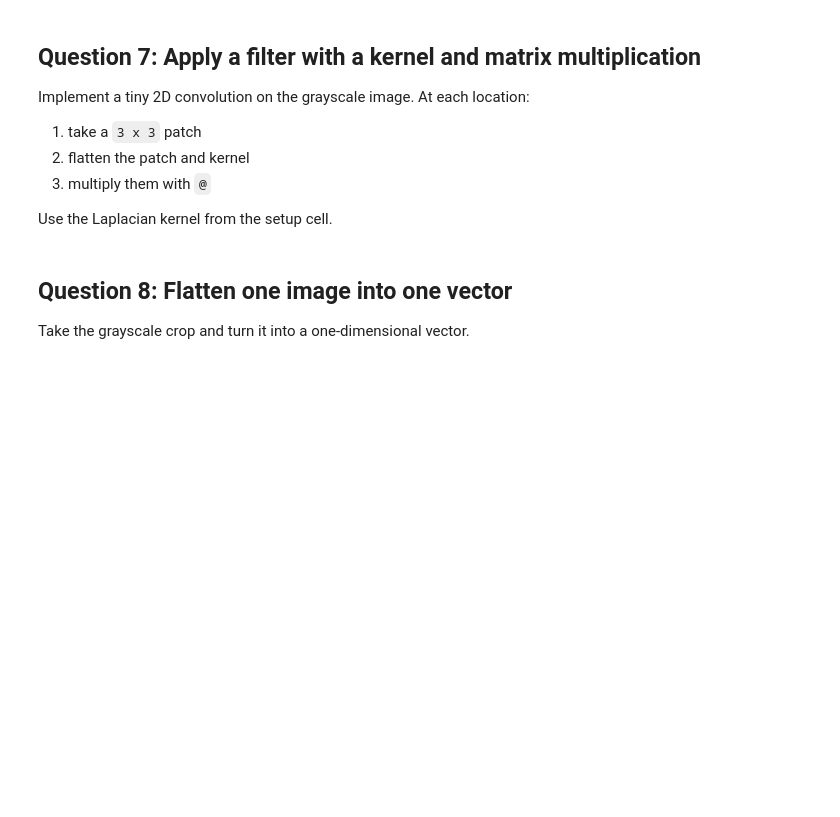
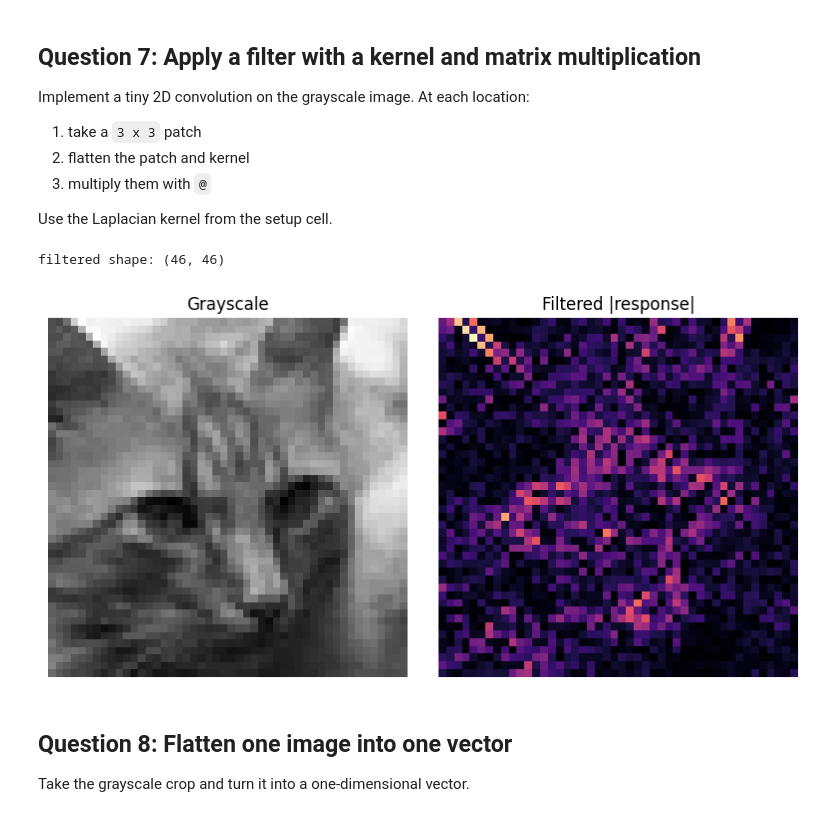
Before and after one commit to vgu-dsai-2026/lab-1-numpy-bobochann, a Jupyter notebook: notebook.ipynb, the cells around one changed output. Saved outputs shown, nothing was run; the diff lists cells and outputs as text; code cells hidden in the pictures; blank space fills up the shorter version.

```diff
--- a/notebook.ipynb
+++ b/notebook.ipynb
@@ -334,30 +343,52 @@ Use the Laplacian kernel from the setup cell.
 # %%
 EDGE_KERNEL = np.array(
     [
         [0, 1, 0],
         [1, -4, 1],
         [0, 1, 0],
     ],
     dtype=np.float32,
 )
 
 
 def convolve2d_matmul(image_gray: np.ndarray, kernel: np.ndarray) -> np.ndarray:
-    # TODO: slide the kernel over the image and use @ on flattened patches and the flattened kernel (or sum of elementwise products) to compute the response at each location.
-    raise NotImplementedError("Apply a 2D filter with matrix multiplication.")
+    H, W = image_gray.shape
+    kH, kW = kernel.shape
+
+    # output size (valid convolution)
+    out_H = H - kH + 1
+    out_W = W - kW + 1
+
+    output = np.zeros((out_H, out_W), dtype=np.float32)
+
+    # flatten kernel
+    kernel_flat = kernel.flatten()
+
+    for i in range(out_H):
+        for j in range(out_W):
+            patch = image_gray[i:i+kH, j:j+kW]
+            patch_flat = patch.flatten()
+
+            # matrix multiplication (@)
+            output[i, j] = patch_flat @ kernel_flat
+
+    return output
 
 
 sample_filtered = convolve2d_matmul(sample_gray, EDGE_KERNEL)
 print("filtered shape:", sample_filtered.shape)
 fig, axes = plt.subplots(1, 2, figsize=(8, 4))
 axes[0].imshow(sample_gray, cmap="gray")
 axes[0].set_title("Grayscale")
 axes[0].axis("off")
 axes[1].imshow(np.abs(sample_filtered), cmap="magma")
 axes[1].set_title("Filtered |response|")
 axes[1].axis("off")
 fig.tight_layout()
 plt.show()
+# %% [output]
+filtered shape: (46, 46)
+[figure, added]
 # %% [markdown]
 ## Question 8: Flatten one image into one vector
 
```
Also changed, not shown: parts of 4 cells of this notebook.
